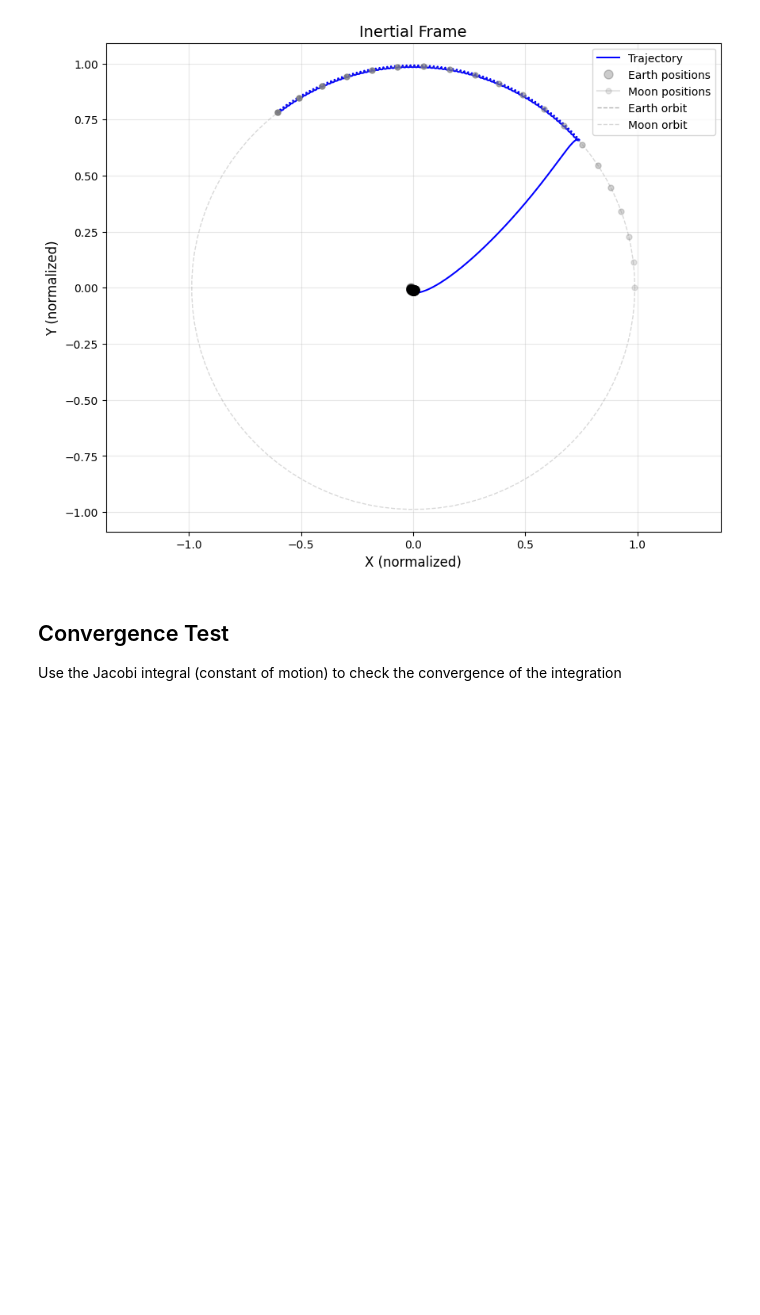
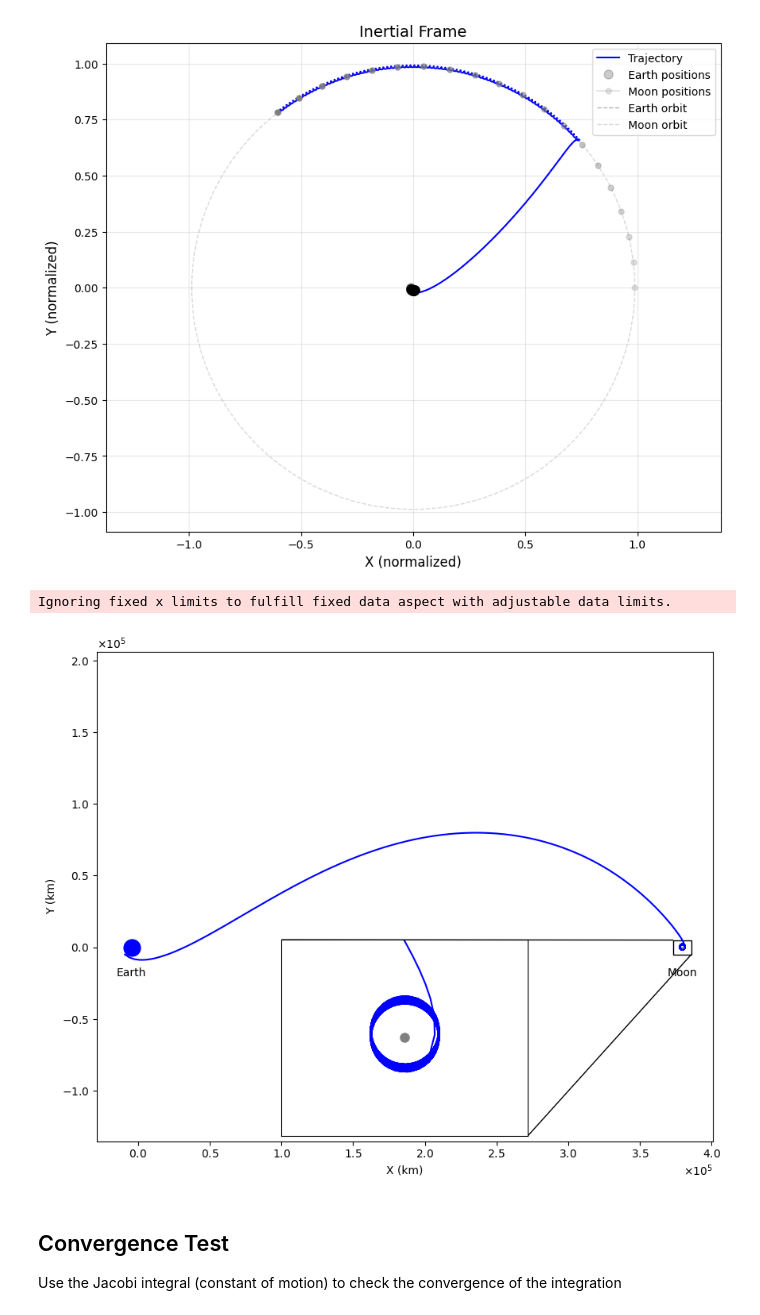
Before and after one commit to samcoulthurst/TrajectoryOptimizer, a Jupyter notebook: notebooks/results_viewer.ipynb, the cells around one changed output. Cells and saved outputs as stored; diff of their text form; code cells hidden in the pictures; blank space fills up the shorter version.

```diff
--- a/notebooks/results_viewer.ipynb
+++ b/notebooks/results_viewer.ipynb
@@ -166,6 +290,57 @@ t_full = np.arange(0, tof+tof_llo, 1e-3) # Starts at 0, ends at tof+tof_llo, wit
 plot_trajectory(states_full, em.mu, t_full, frame="Inertial")
 # %% [output]
 [figure]
+# %%
+from mpl_toolkits.axes_grid1.inset_locator import inset_axes, mark_inset
+
+fig, ax = plt.subplots(figsize=(10, 8))
+
+# Plot trajectory
+ax.plot(states_full[0, :]*em.l_star*1e-3, states_full[1, :]*em.l_star*1e-3, 'b-', linewidth=1.5)
+
+# Plot primaries
+earth_x = -em.mu*em.l_star*1e-3
+moon_x = (1-em.mu)*em.l_star*1e-3
+
+ax.plot(earth_x, 0, 'bo', markersize=15)
+ax.plot(moon_x, 0, 'gray', marker='o', markersize=1)
+
+ax.annotate('Earth', xy=(earth_x, 0), xytext=(earth_x, -20000), ha='center')
+ax.annotate('Moon', xy=(moon_x, 0), xytext=(moon_x, -20000), ha='center')
+
+# Scientific notation offset
+for axis in [ax.xaxis, ax.yaxis]:
+    axis.set_major_formatter(ticker.ScalarFormatter(useMathText=True))
+ax.ticklabel_format(style='sci', axis='both', scilimits=(5,5))
+
+ax.set_xlabel('X (km)')
+ax.set_ylabel('Y (km)')
+
+# --- Inset ---
+axins = inset_axes(ax, width='40%', height='40%', loc='lower center')
+
+axins.plot(states_full[0, :]*em.l_star*1e-3, states_full[1, :]*em.l_star*1e-3, 'b-', linewidth=1.5)
+axins.plot(earth_x, 0, 'bo', markersize=15)
+axins.plot(moon_x, 0, 'gray', marker='o', markersize=8)
+
+# Zoom window around moon - adjust these
+zoom = 5000  # km
+axins.set_xlim(moon_x - zoom, moon_x + zoom)
+axins.set_ylim(-zoom, zoom)
+axins.set_aspect('equal', adjustable='datalim')
+axins.set_xticks([])
+axins.set_yticks([])
+
+# Draw box connecting inset to main plot
+mark_inset(ax, axins, loc1=2, loc2=4, fc="none", ec="black")
+
+plt.draw()
+ax.set_aspect('equal', adjustable='datalim')
+
+plt.show()
+# %% [output]
+Ignoring fixed x limits to fulfill fixed data aspect with adjustable data limits.
+[figure, added]
 # %% [markdown]
 ## Convergence Test
 
```
Also changed, not shown: parts of 13 cells of this notebook, 11 other files.
